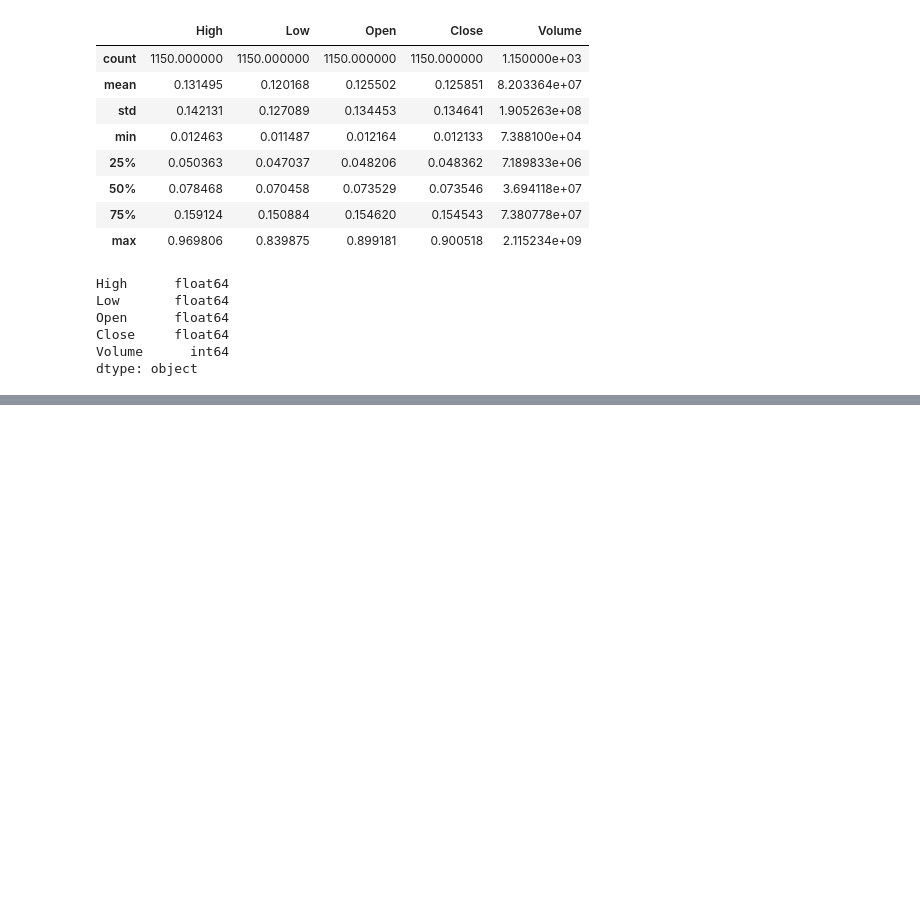
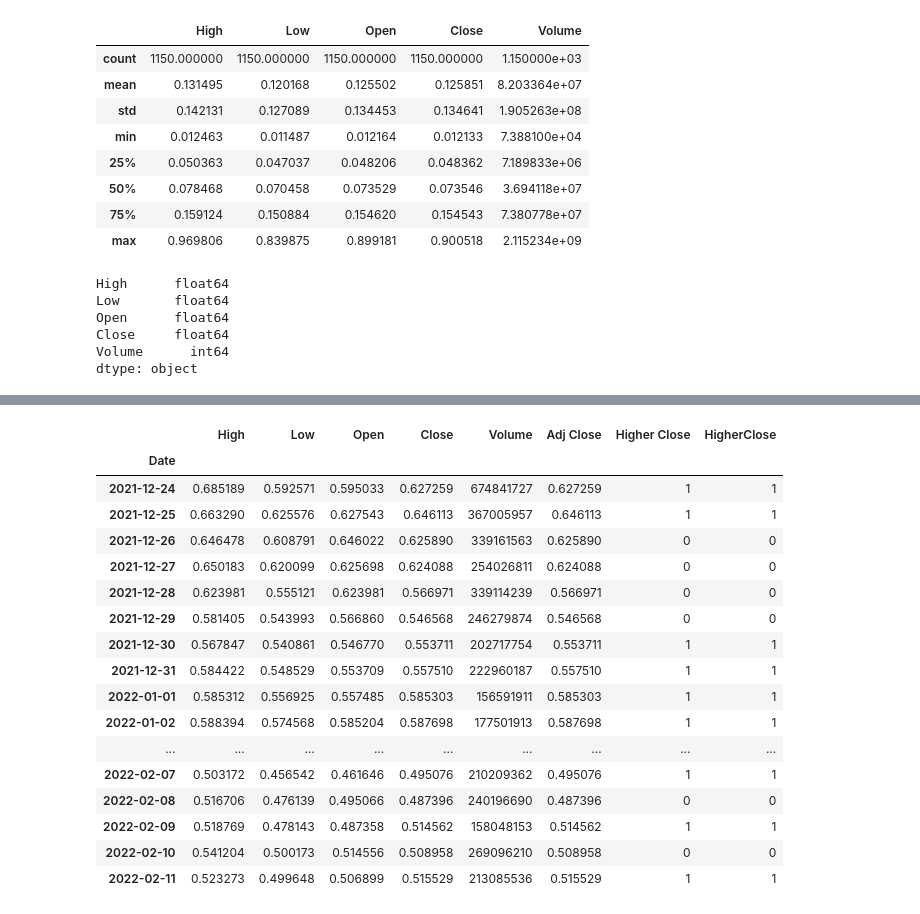
Before and after one commit to holy-parmesan/crypto_analysis, a Jupyter notebook: Crypto Analysis.ipynb, the cells around one changed output, grey strips where cells are left out. Drawn from its saved outputs; the diff is of its cells as text; code cells hidden in the pictures; blank space fills up the shorter version.

```diff
--- a/Crypto Analysis.ipynb
+++ b/Crypto Analysis.ipynb
@@ -195,4 +184,0 @@ sns.swarmplot(data = cro, y ='Close', size = 15)
-# %%
-cro = cro.to_excel('cro.xls')
-# %%
-cro = pd.read_excel('cro.xls')
@@ -209,2 +184,0 @@ cro.corr()
-# %%
-cro['Date'] = cro.Date.astype(str)
@@ -226,0 +185,2 @@ cro_staked * .45
+# %%
+cro['HigherClose'] = cro.apply(lambda row: row.Close > row.Open, axis=1).astype(int)
@@ -226,0 +204,21 @@ cro_staked * .45
+# %%
+cro.tail(50)
+# %% [output]
+|  | High | Low | Open | Close | Volume | Adj Close | Higher Close | HigherClose |
+| Date |  |  |  |  |  |  |  |  |
+| 2021-12-24 | 0.685189 | 0.592571 | 0.595033 | 0.627259 | 674841727 | 0.627259 | 1 | 1 |
+| 2021-12-25 | 0.663290 | 0.625576 | 0.627543 | 0.646113 | 367005957 | 0.646113 | 1 | 1 |
+| 2021-12-26 | 0.646478 | 0.608791 | 0.646022 | 0.625890 | 339161563 | 0.625890 | 0 | 0 |
+| 2021-12-27 | 0.650183 | 0.620099 | 0.625698 | 0.624088 | 254026811 | 0.624088 | 0 | 0 |
+| 2021-12-28 | 0.623981 | 0.555121 | 0.623981 | 0.566971 | 339114239 | 0.566971 | 0 | 0 |
+| 2021-12-29 | 0.581405 | 0.543993 | 0.566860 | 0.546568 | 246279874 | 0.546568 | 0 | 0 |
+| 2021-12-30 | 0.567847 | 0.540861 | 0.546770 | 0.553711 | 202717754 | 0.553711 | 1 | 1 |
+| 2021-12-31 | 0.584422 | 0.548529 | 0.553709 | 0.557510 | 222960187 | 0.557510 | 1 | 1 |
+| 2022-01-01 | 0.585312 | 0.556925 | 0.557485 | 0.585303 | 156591911 | 0.585303 | 1 | 1 |
+| 2022-01-02 | 0.588394 | 0.574568 | 0.585204 | 0.587698 | 177501913 | 0.587698 | 1 | 1 |
+| ... | ... | ... | ... | ... | ... | ... | ... | ... |
+| 2022-02-07 | 0.503172 | 0.456542 | 0.461646 | 0.495076 | 210209362 | 0.495076 | 1 | 1 |
+| 2022-02-08 | 0.516706 | 0.476139 | 0.495066 | 0.487396 | 240196690 | 0.487396 | 0 | 0 |
+| 2022-02-09 | 0.518769 | 0.478143 | 0.487358 | 0.514562 | 158048153 | 0.514562 | 1 | 1 |
+| 2022-02-10 | 0.541204 | 0.500173 | 0.514556 | 0.508958 | 269096210 | 0.508958 | 0 | 0 |
+| 2022-02-11 | 0.523273 | 0.499648 | 0.506899 | 0.515529 | 213085536 | 0.515529 | 1 | 1 |
```
Also changed, not shown: parts of 30 cells of this notebook.
